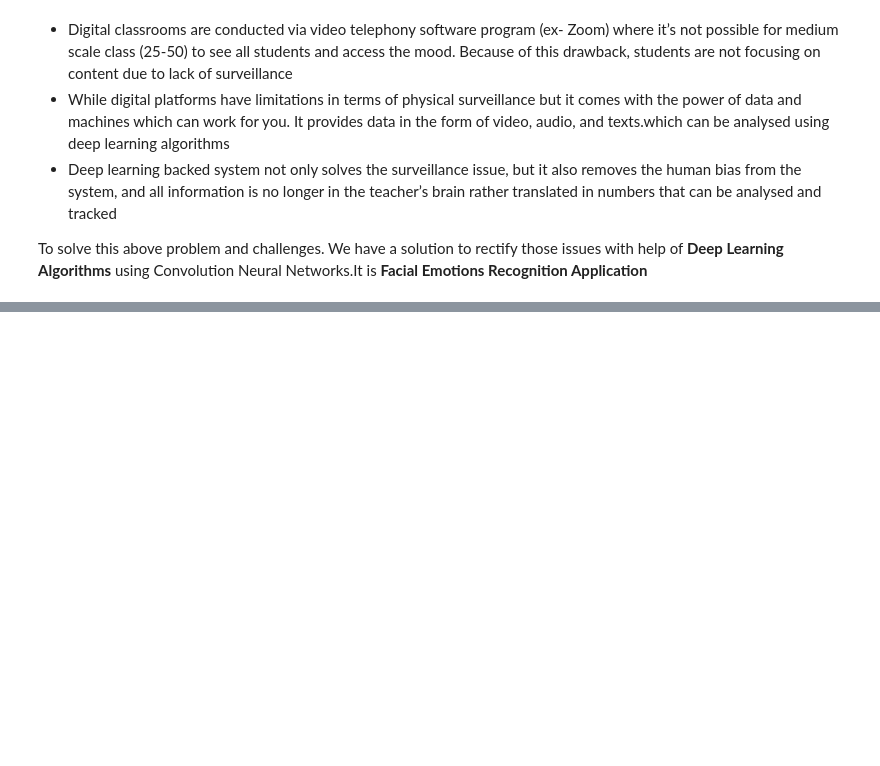
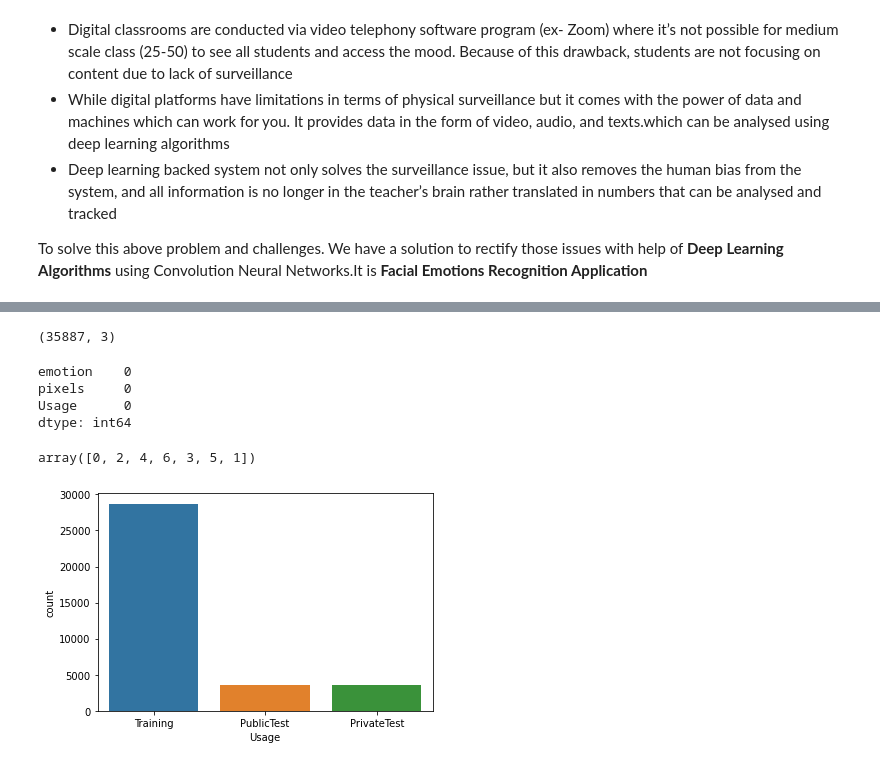
Before and after one commit to bysubanji/Face_emotion_recognition, a Jupyter notebook: Face_emotion_recognition_final.ipynb, the cells around one changed output, grey strips where cells are left out. Cells and saved outputs as stored; diff of their text form; code cells hidden in the pictures; blank space fills up the shorter version.

```diff
--- a/Face_emotion_recognition_final.ipynb
+++ b/Face_emotion_recognition_final.ipynb
@@ -25,0 +94,3 @@ To solve this above problem and challenges. We have a solution to rectify those
+# %%
+#Reading data
+df=pd.read_csv("/content/face/fer2013.csv")
@@ -25,0 +107,18 @@ To solve this above problem and challenges. We have a solution to rectify those
+# %%
+#shape of the dataset
+df.shape
+# %% [output]
+(35887, 3)
+# %%
+#checking for null values
+df.isnull().sum()
+# %% [output]
+emotion    0
+pixels     0
+Usage      0
+dtype: int64
+# %%
+#emotion class
+df.emotion.unique()
+# %% [output]
+array([0, 2, 4, 6, 3, 5, 1])
@@ -25,0 +128,6 @@ To solve this above problem and challenges. We have a solution to rectify those
+# %%
+# Let's plot the count of each set
+sns.countplot(df.Usage)
+plt.show()
+# %% [output]
+[figure, added]
```
Also changed, not shown: parts of 10 cells of this notebook.
